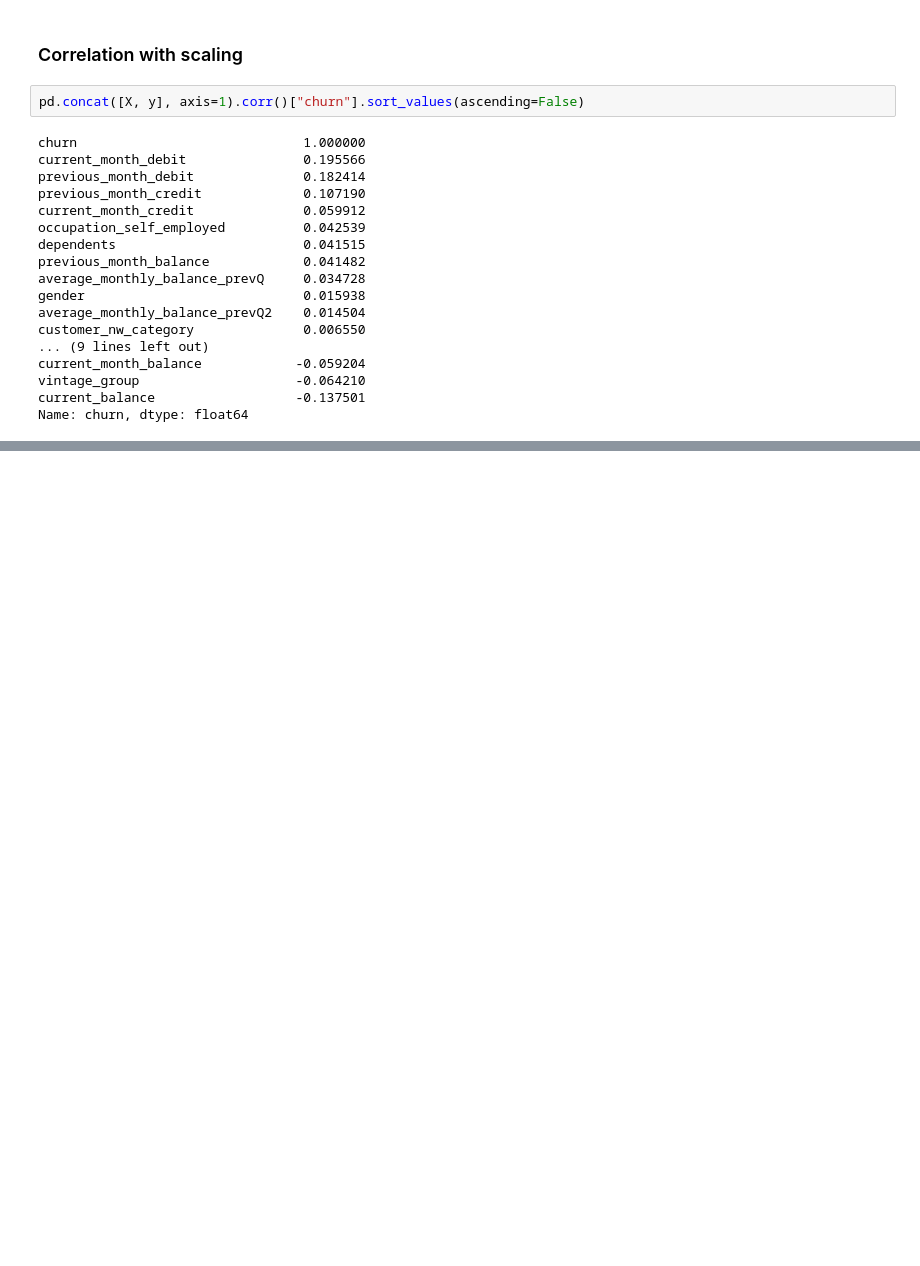
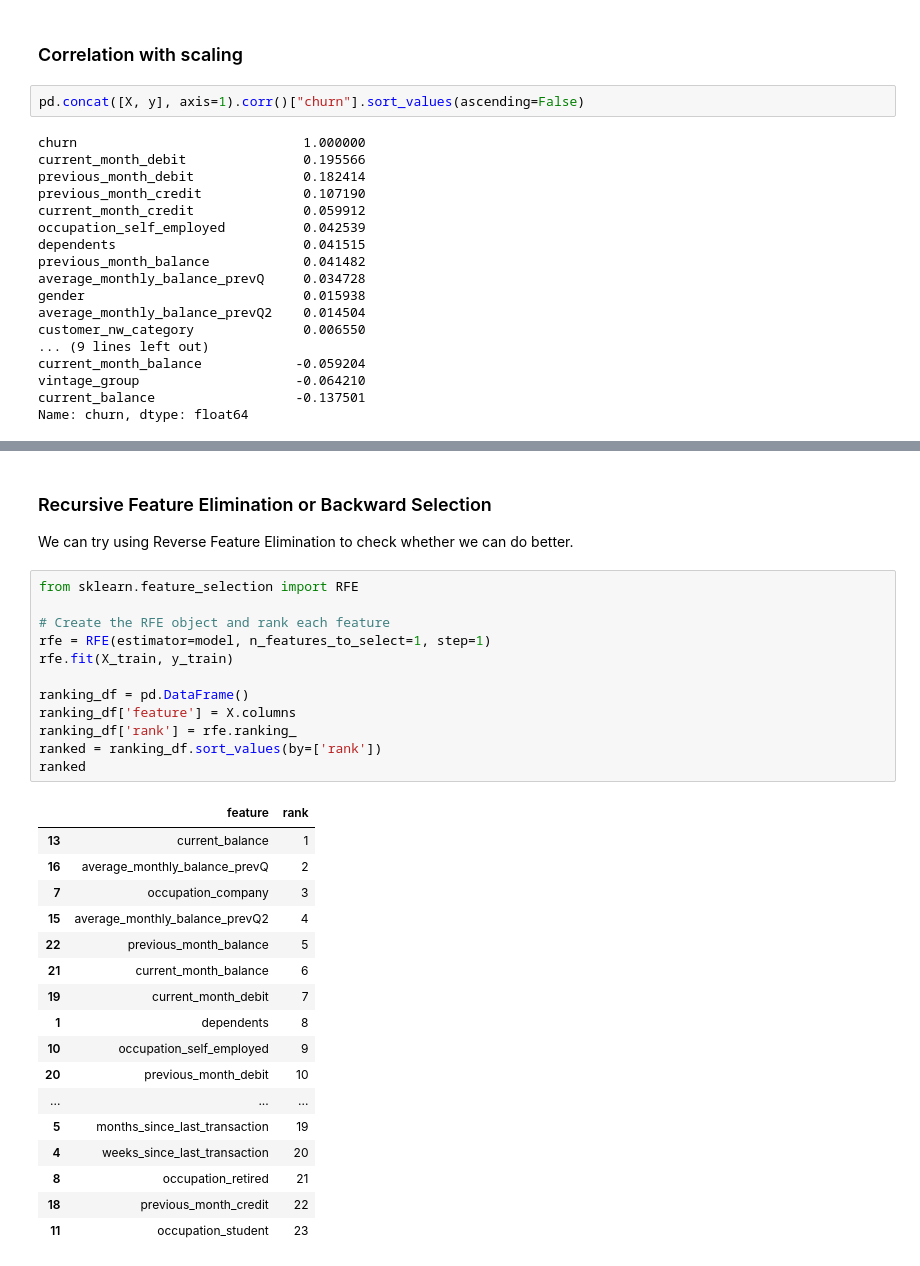
Before and after one commit to Lian-La-Fey/Churn-Prediction-ML, a Jupyter notebook: customer_churn_prediction.ipynb, the cells around one changed output, grey strips where cells are left out. Cells and saved outputs as stored; diff of their text form; blank space fills up the shorter version.

```diff
--- a/customer_churn_prediction.ipynb
+++ b/customer_churn_prediction.ipynb
@@ -383,0 +513,34 @@ Name: churn, dtype: float64
+# %% [markdown]
+### Recursive Feature Elimination or Backward Selection
+
+We can try using Reverse Feature Elimination to check whether we can do better.
+# %%
+from sklearn.feature_selection import RFE
+
+# Create the RFE object and rank each feature
+rfe = RFE(estimator=model, n_features_to_select=1, step=1)
+rfe.fit(X_train, y_train)
+
+ranking_df = pd.DataFrame()
+ranking_df['feature'] = X.columns
+ranking_df['rank'] = rfe.ranking_
+ranked = ranking_df.sort_values(by=['rank'])
+ranked
+# %% [output]
+|  | feature | rank |
+| 13 | current_balance | 1 |
+| 16 | average_monthly_balance_prevQ | 2 |
+| 7 | occupation_company | 3 |
+| 15 | average_monthly_balance_prevQ2 | 4 |
+| 22 | previous_month_balance | 5 |
+| 21 | current_month_balance | 6 |
+| 19 | current_month_debit | 7 |
+| 1 | dependents | 8 |
+| 10 | occupation_self_employed | 9 |
+| 20 | previous_month_debit | 10 |
+| ... | ... | ... |
+| 5 | months_since_last_transaction | 19 |
+| 4 | weeks_since_last_transaction | 20 |
+| 8 | occupation_retired | 21 |
+| 18 | previous_month_credit | 22 |
+| 11 | occupation_student | 23 |
```
Also changed, not shown: parts of 23 cells of this notebook.
